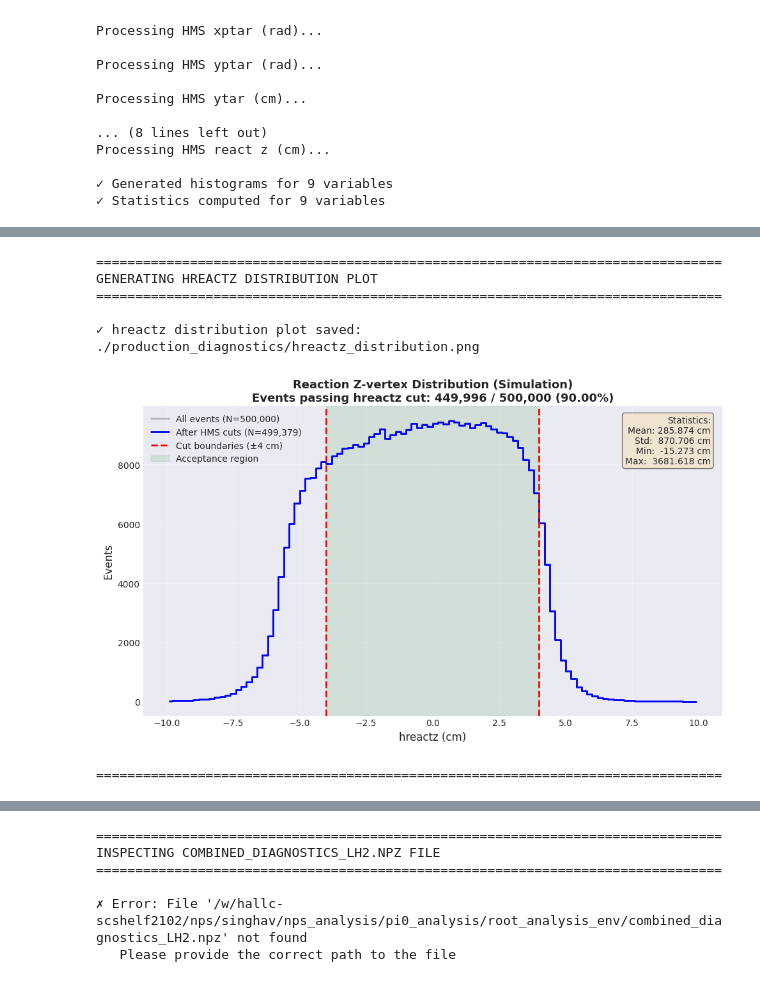
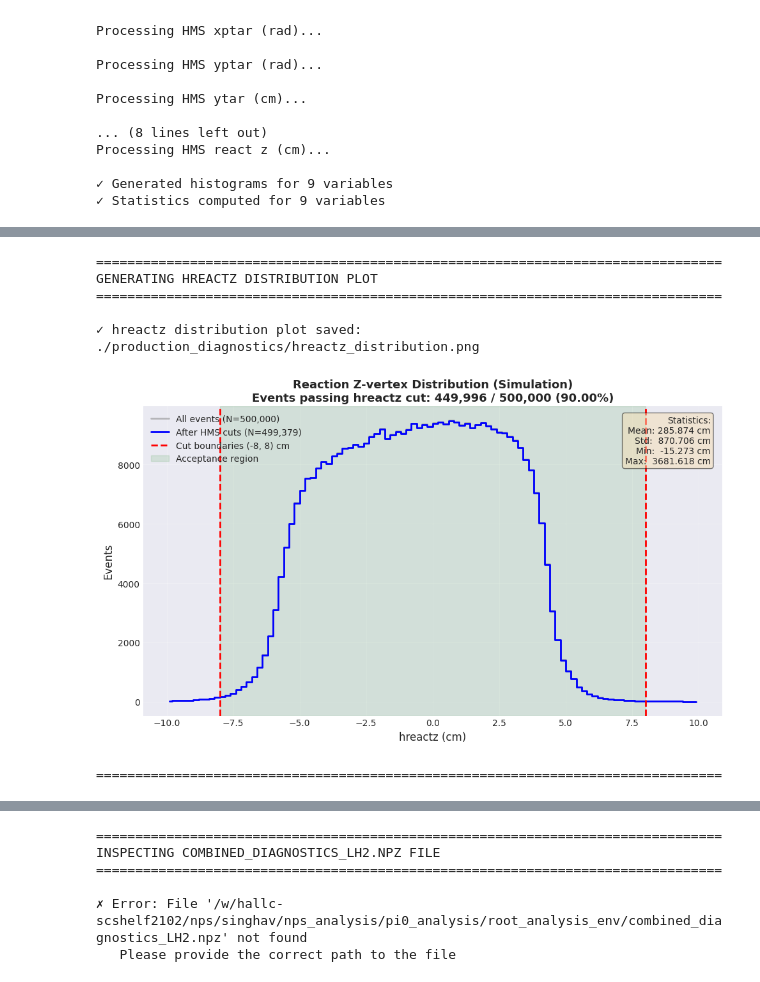
Before and after one commit to avnishphy/nps_analysis, a Jupyter notebook: pi0_analysis/root_analysis_env/scripts/sim_data_compare_plots.ipynb, the cells around one changed output, grey strips where cells are left out. Cells and saved outputs as stored; diff of their text form; code cells hidden in the pictures.

```diff
--- a/pi0_analysis/root_analysis_env/scripts/sim_data_compare_plots.ipynb
+++ b/pi0_analysis/root_analysis_env/scripts/sim_data_compare_plots.ipynb
@@ -186,36 +201,46 @@ print(f"  Std:  {np.std(hreactz):.3f} cm")
 print(f"  Min:  {np.min(hreactz):.3f} cm")
 print(f"  Max:  {np.max(hreactz):.3f} cm")
 
-# Apply HMS electron cuts and exclusive event selection
+# Apply HMS electron cuts, reactz cuts, and exclusive event selection
 print(f"\nApplying HMS electron selection cuts and exclusive event selection...")
 n_data_total = len(list(data_arrs.values())[0])
+HREACTZ_CUT_MIN = -8.0
+HREACTZ_CUT_MAX = 8.0
 
 # HMS electron cuts
 mask_hms = hms_electron_cuts(data_arrs, is_data=True)
 
+# Data reactz cut, matching production HMS electron cuts
+if 'reactz' in data_arrs:
+    mask_data_reactz = (data_arrs['reactz'] > HREACTZ_CUT_MIN) & (data_arrs['reactz'] < HREACTZ_CUT_MAX)
+else:
+    mask_data_reactz = np.ones(n_data_total, dtype=bool)
+
 # Exclusive event selection
-mask_exclusive = data_arrs['is_exclusive'].astype(bool)
+mask_exclusive = data_arrs['is_exclusive'] == 1
 
 # Combine cuts
-mask_data = mask_hms & mask_exclusive
+mask_data = mask_hms & mask_data_reactz & mask_exclusive
 
 n_data_pass = mask_data.sum()
 n_hms_pass = mask_hms.sum()
+n_data_reactz_pass = mask_data_reactz.sum()
 n_excl_pass = mask_exclusive.sum()
 
 print(f"  Data HMS cuts:        {n_hms_pass:,} / {n_data_total:,} events pass ({100*n_hms_pass/n_data_total:.2f}%)")
+print(f"  Data reactz cut:      {n_data_reactz_pass:,} / {n_data_total:,} events pass ({100*n_data_reactz_pass/n_data_total:.2f}%)")
 print(f"  Data exclusive cuts:  {n_excl_pass:,} / {n_data_total:,} events pass ({100*n_excl_pass/n_data_total:.2f}%)")
 print(f"  Data combined cuts:   {n_data_pass:,} / {n_data_total:,} events pass ({100*n_data_pass/n_data_total:.2f}%)")
 
 # Apply HMS cuts to simulation
-mask_simc = hms_electron_cuts(simc_arrs, is_data=False)
+mask_simc_hms = hms_electron_cuts(simc_arrs, is_data=False)
 
 # Apply hreactz cut to simulation
-mask_hreactz = (hreactz > -8.0) & (hreactz < 8.0)
-mask_simc = mask_simc & mask_hreactz
+mask_hreactz = (hreactz > HREACTZ_CUT_MIN) & (hreactz < HREACTZ_CUT_MAX)
+mask_simc = mask_simc_hms & mask_hreactz
 
 n_simc_total = len(list(simc_arrs.values())[0])
-n_simc_hms = hms_electron_cuts(simc_arrs, is_data=False).sum()
+n_simc_hms = mask_simc_hms.sum()
 n_simc_hreactz = mask_hreactz.sum()
 n_simc_pass = mask_simc.sum()
 
@@ -463,7 +511,7 @@ fig, ax = plt.subplots(figsize=(10, 6))
 
 # Get hreactz values
 hreactz_all = simc_arrs['hreactz']
-hreactz_hms = hreactz_all[hms_electron_cuts(simc_arrs, is_data=False)]
+hreactz_hms = hreactz_all[mask_simc_hms]
 
 # Define histogram range
 hreactz_range = (-10, 10)
@@ -482,11 +530,11 @@ ax.plot(bin_centers, hist_hms, drawstyle='steps-mid', color='blue',
         label=f'After HMS cuts (N={len(hreactz_hms):,})', linewidth=2)
 
 # Add vertical lines for cut boundaries
-ax.axvline(-4.0, color='red', linestyle='--', linewidth=2, label='Cut boundaries (±4 cm)')
-ax.axvline(4.0, color='red', linestyle='--', linewidth=2)
+ax.axvline(HREACTZ_CUT_MIN, color='red', linestyle='--', linewidth=2, label=f'Cut boundaries ({HREACTZ_CUT_MIN:g}, {HREACTZ_CUT_MAX:g}) cm')
+ax.axvline(HREACTZ_CUT_MAX, color='red', linestyle='--', linewidth=2)
 
 # Shade the acceptance region
-ax.axvspan(-4.0, 4.0, alpha=0.1, color='green', label='Acceptance region')
+ax.axvspan(HREACTZ_CUT_MIN, HREACTZ_CUT_MAX, alpha=0.1, color='green', label='Acceptance region')
 
 # Labels and title
 ax.set_xlabel('hreactz (cm)', fontsize=12)
@@ -499,34 +547,34 @@ ax.set_title('Reaction Z-vertex Distribution (Simulation)\n' +
 # Add statistics text box
 stats_text = f'Statistics:\n'
 stats_text += f'Mean: {np.mean(hreactz_all):.3f} cm\n'
 stats_text += f'Std:  {np.std(hreactz_all):.3f} cm\n'
 stats_text += f'Min:  {np.min(hreactz_all):.3f} cm\n'
 stats_text += f'Max:  {np.max(hreactz_all):.3f} cm'
 
 ax.text(0.98, 0.97, stats_text, transform=ax.transAxes,
         fontsize=10, verticalalignment='top', horizontalalignment='right',
         bbox=dict(boxstyle='round', facecolor='wheat', alpha=0.5))
 
 ax.grid(True, alpha=0.3)
 ax.legend(loc='upper left', fontsize=10)
 
 plt.tight_layout()
 
 # Save figure
 hreactz_plot_file = os.path.join(output_dir, "hreactz_distribution.png")
 plt.savefig(hreactz_plot_file, dpi=150, bbox_inches='tight')
 print(f"\n✓ hreactz distribution plot saved: {hreactz_plot_file}")
 
 plt.show()
 
 print("="*80)
 # %% [output]
 ================================================================================
 GENERATING HREACTZ DISTRIBUTION PLOT
 ================================================================================
 
 ✓ hreactz distribution plot saved: ./production_diagnostics/hreactz_distribution.png
-[figure, old version]
+[figure, new version]
 ================================================================================
 # %%
 # Section 8: Generate Summary Statistics and Goodness-of-Fit Analysis
```
Also changed, not shown: parts of 8 cells of this notebook, 19 other files.
